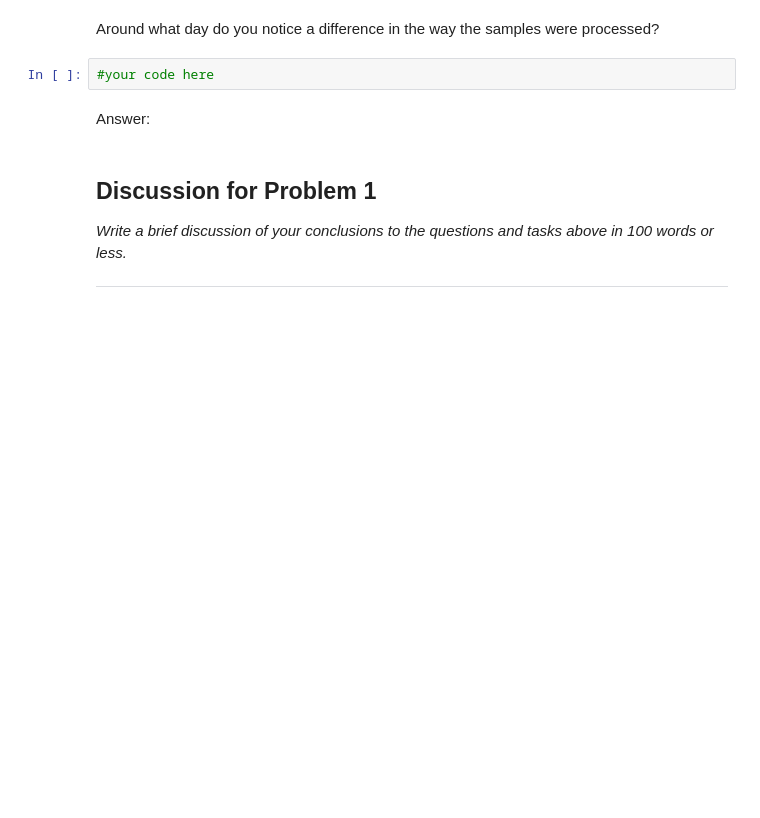
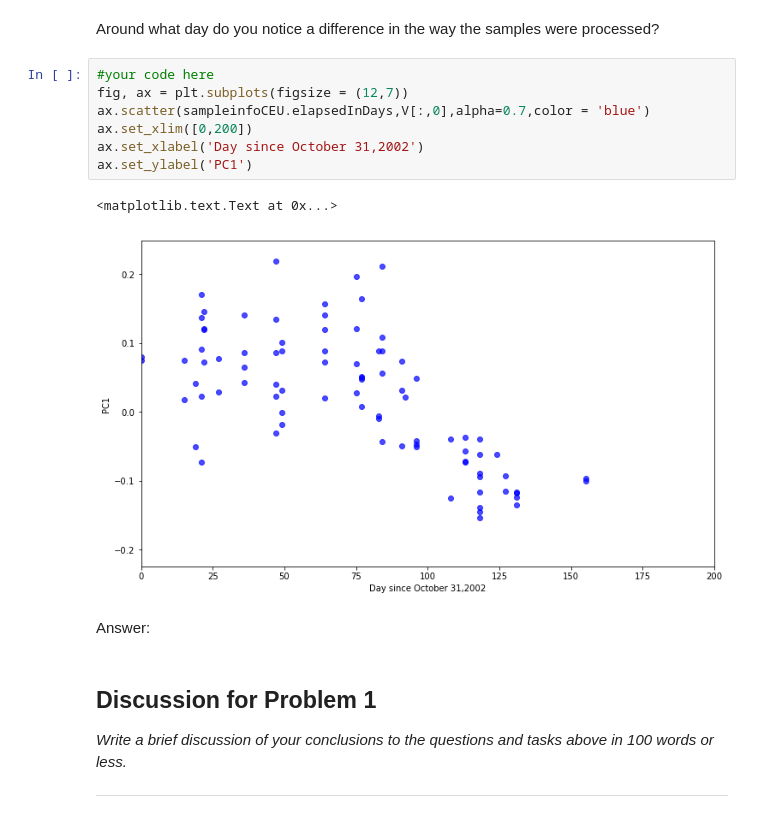
Before and after one commit to Theerit/2014, a Jupyter notebook: homework/HW2.ipynb, the cells around one changed output. Cells and saved outputs as stored; diff of their text form; blank space fills up the shorter version.

```diff
--- a/homework/HW2.ipynb
+++ b/homework/HW2.ipynb
@@ -203,7 +221,15 @@ Create a scatter plot with the days since October 31, 2002 on the x-axis and PC1
 # %% [markdown]
 Around what day do you notice a difference in the way the samples were processed?
-# %%
-#your code here
+# %%
+#your code here
+fig, ax = plt.subplots(figsize = (12,7))
+ax.scatter(sampleinfoCEU.elapsedInDays,V[:,0],alpha=0.7,color = 'blue')
+ax.set_xlim([0,200])
+ax.set_xlabel('Day since October 31,2002')
+ax.set_ylabel('PC1')
+# %% [output]
+<matplotlib.text.Text at 0x...>
+[figure, added]
 # %% [markdown]
 Answer:
 # %% [markdown]
```
Also changed, not shown: parts of 12 cells of this notebook.
